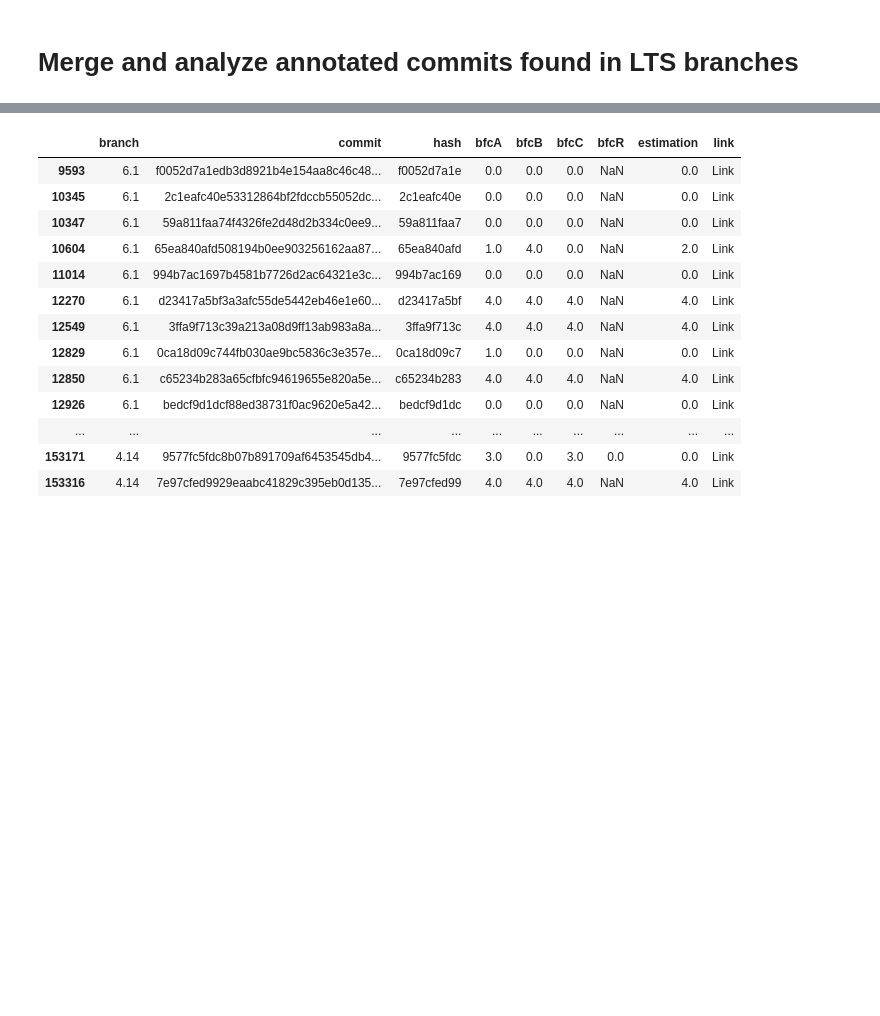
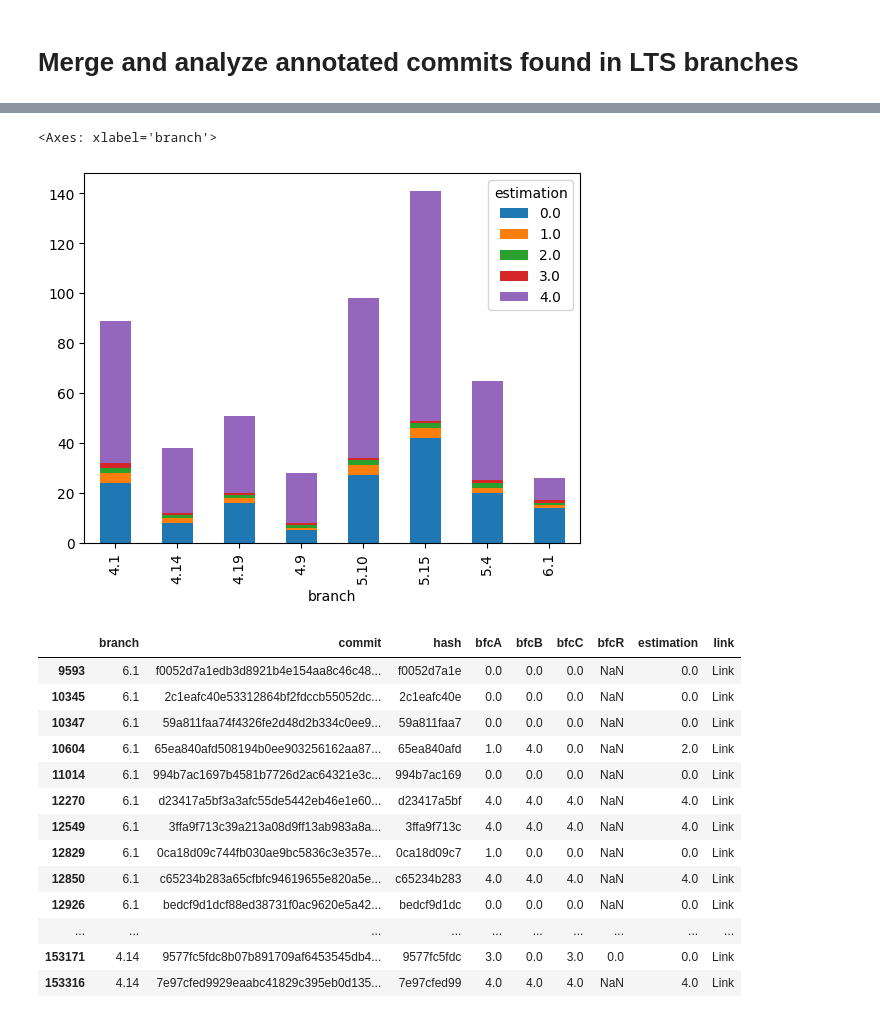
Before and after one commit to codeurjc/linux-bugs, a Jupyter notebook: lts-finder/Analysis.ipynb, the cells around one changed output, grey strips where cells are left out. Drawn from its saved outputs; the diff is of its cells as text; code cells hidden in the pictures; blank space fills up the shorter version.

```diff
--- a/lts-finder/Analysis.ipynb
+++ b/lts-finder/Analysis.ipynb
@@ -59,6 +59,9 @@ Name: count, dtype: int64
 # %%
 LTS_commits = pd.read_csv('upstream_commits.csv', converters={'branch': str})
 LTS_commits['hash'] = LTS_commits['commit'].str[:10]
+LTS_commits[['branch_major', 'branch_minor']] = LTS_commits['branch'].str.split('.', expand=True)
+LTS_commits.sort_values(['branch_major','branch_minor'], inplace=True)
 print(f"Upstream commits found: {len(LTS_commits)}")
 print(f"Unique upstream commits found: {len(LTS_commits['hash'].unique())}")
+LTS_commits
 # %% [output]
@@ -115,6 +132,12 @@ Name: count, dtype: int64
 [figure]
 [figure]
 [figure]
+# %%
+bfc_counts.unstack().plot(kind="bar", stacked=True)
+#bfc_counts
+# %% [output]
+<Axes: xlabel='branch'>
+[figure, added]
 # %%
 from IPython.display import HTML
 
```
Also changed, not shown: parts of 3 cells of this notebook.
